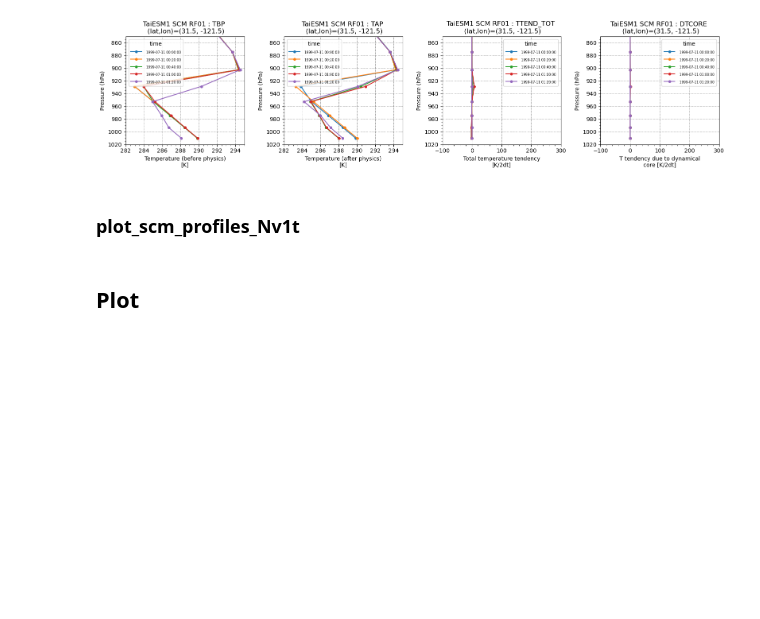
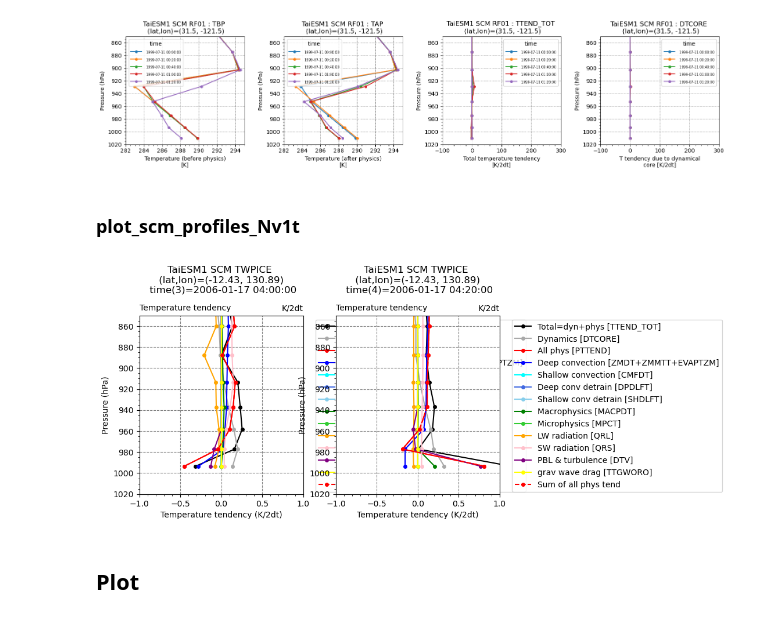
Before and after one commit to yihsuanchen/TaiESM1_Sc_diag, a Jupyter notebook: scam_taiesm1/plot/plot-scm_profiles.ipynb, the cells around one changed output. Cells and saved outputs as stored; diff of their text form; code cells hidden in the pictures; blank space fills up the shorter version.

```diff
--- a/scam_taiesm1/plot/plot-scm_profiles.ipynb
+++ b/scam_taiesm1/plot/plot-scm_profiles.ipynb
@@ -276,8 +276,8 @@ def set_profile_varnames (opt):
 #####################
 def plot_scm_profiles_Nv1t(ds, varnames,
                       tt_steps=[0,1,2], jj=0, ii=0,
-                      title = "TaiESM1 SCM TWPICE", xlabel = "VAR", yvar = 'lev', ylabel = "Nominal Pressure (hPa)",
-                      ylim=[850, 1000], xlim=None,
+                      title = "TaiESM1 SCM TWPICE", xlabel = "VAR", yvar = 'play', ylabel = "Nominal Pressure (hPa)",
+                      ylim=[850, 1020], xlim=None,
                       do_units=True,
                       units_custom="tend_per_2dt",
                       fig_orientation="landscape",
@@ -329,17 +329,28 @@ def plot_scm_profiles_Nv1t(ds, varnames,
     else:  # portrait orientation
         fig, axes = plt.subplots(len(tt_steps), 1, figsize=(4, 5*len(tt_steps)))
 
+    #--- get pressure at midpoints
+    ds = yhc.diagnose_var(ds, ['play'])
+
+    #--- diagnostics variables
+    for var_name, style in varnames.items():
+        ds = yhc.diagnose_var(ds, [var_name])
+
     # Plot each variable
     for i, tt in enumerate(tt_steps):
         for var_name, style in varnames.items():
             #--- get variable
-            ds = yhc.diagnose_var(ds, [var_name])  # pass var_name as a list, otherwise it will read the first character
+            #ds = yhc.diagnose_var(ds, [var_name])  # pass var_name as a list, otherwise it will read the first character
             var_data = ds[var_name].isel(time=tt, lat=jj, lon=ii)
             if (do_units): var_data = yhc.unit_convert(var_data, units_custom=units_custom)
             units = var_data.attrs['units']
 
-            #--- lev
-            lev = ds[yvar]
+            #--- set lev values
+            if (yvar == "play"):
+                lev = ds[yvar][tt, :, jj, ii].values
+                ylabel = "Pressure (hPa)"
+            elif (yvar == "lev"):
+                lev = ds[yvar]
 
             # If 'label' is not provided in styles, set label as var_name
             label = style.get('label', var_name)
@@ -355,7 +366,7 @@ def plot_scm_profiles_Nv1t(ds, varnames,
             ax.plot(var_data, lev, label=label, color=style.get('color', 'blue'), linestyle=style.get('linestyle', linestyle_default), marker=marker_default, markersize=4)
 
             # Set ax attributes
-            set_ax(ax, tt=tt, title=title, xlabel=xlabel, ylabel=ylabel, xlim=xlim, ylim=ylim, units=units)
+            set_ax(ax, ds=ds, tt=tt, jj=jj, ii=ii, title=title, xlabel=xlabel, ylabel=ylabel, xlim=xlim, ylim=ylim, units=units)
 
     fig.tight_layout()
     plt.show()
@@ -363,7 +374,7 @@ def plot_scm_profiles_Nv1t(ds, varnames,
 #####################
 #####################
 #####################
-def set_ax(ax, tt, title, xlabel, ylabel, xlim, ylim, units):
+def set_ax(ax, ds, tt, jj, ii, title, xlabel, ylabel, xlim, ylim, units):
     # adjust y range
     if (ylim is not None):
         ax.set_ylim(ylim)
@@ -378,44 +389,51 @@ def set_ax(ax, tt, title, xlabel, ylabel, xlim, ylim, units):
     ax.set_ylabel(ylabel)
       #lat_formatted = "{:.2f}".format(ds['lat'][jj].values)
       #lon_formatted = "{:.2f}".format(ds['lon'][ii].values)
       #plt.title(f"{title}, time step = {tt}, lat={lat_formatted}, lon={lon_formatted}")
-    ax.set_title(f"{title}, time step = {tt}", y=1.1)
+    lat = ds.lat[jj].values ; lon = ds.lon[ii].values ; time = ds.time[tt].values
+    title1 = f"{title} \n (lat,lon)=({lat:.2f}, {lon:.2f}) \n time({tt})={time}"
+    ax.set_title(f"{title1}", y=1.1)
+    #ax.set_title(f"{title1}, time step = {tt}", y=1.1)
     ax.set_title(f"{xlabel}", loc='left', y=1.001, fontsize = 10)
     ax.set_title(f"{units}", loc='right', y=1.001, fontsize = 10)
 
     #--- legend
     ax.legend(loc='upper left', bbox_to_anchor=(1.05, 1))
     #ax.legend()
 
     #--- grids and axises
     ax.grid(True, color='gray', linestyle='--')
     ax.invert_yaxis()
     ax.minorticks_on()
 
 #----------
 # do test
 #----------
 
-#do_test="test1_scm"
-do_test="xxx"
+do_test="test1_scm"
+#do_test="xxx"
 
 if (do_test == "test1_scm"):
 
     datapath = "/lfs/home/yihsuanc/test/c1-scam-tendencies/"
     filename_scm = "camrun.cam.h0.2006-01-17-10800.nc"
     file_scm = datapath+"/"+filename_scm
     ds_scm = xr.open_dataset(file_scm)
 
     varnames = set_profile_varnames('DT_budget')
-    tt_steps=np.arange(0,5)
-    plot_scm_profiles_Nv1t (ds_scm, varnames, tt_steps=tt_steps, xlabel="Temperature tendency", xlim=[-1,1])
+    #tt_steps=np.arange(0,5)
+    tt_steps=[3,4]
+    plot_scm_profiles_Nv1t (ds_scm, varnames, tt_steps=tt_steps, xlabel="Temperature tendency", xlim=[-1,1], yvar='play')
+    #plot_scm_profiles_Nv1t (ds_scm, varnames, tt_steps=tt_steps, xlabel="Temperature tendency", xlim=[-1,1], yvar='lev')
 
-    jj=0
-    ii=0
-    yhc.print_1d_arrays(
-        ds_scm.ZMDT[tt,:,jj,ii],
-        ds_scm.CMFDT[tt,:,jj,ii],
-                       )
+    #jj=0
+    #ii=0
+    #yhc.print_1d_arrays(
+    #    ds_scm.ZMDT[tt,:,jj,ii],
+    #    ds_scm.CMFDT[tt,:,jj,ii],
+    #                   )
+# %% [output]
+[figure, added]
 # %% [markdown]
 ## Plot
 # %% [markdown]
```
Also changed, not shown: parts of 3 cells of this notebook.
